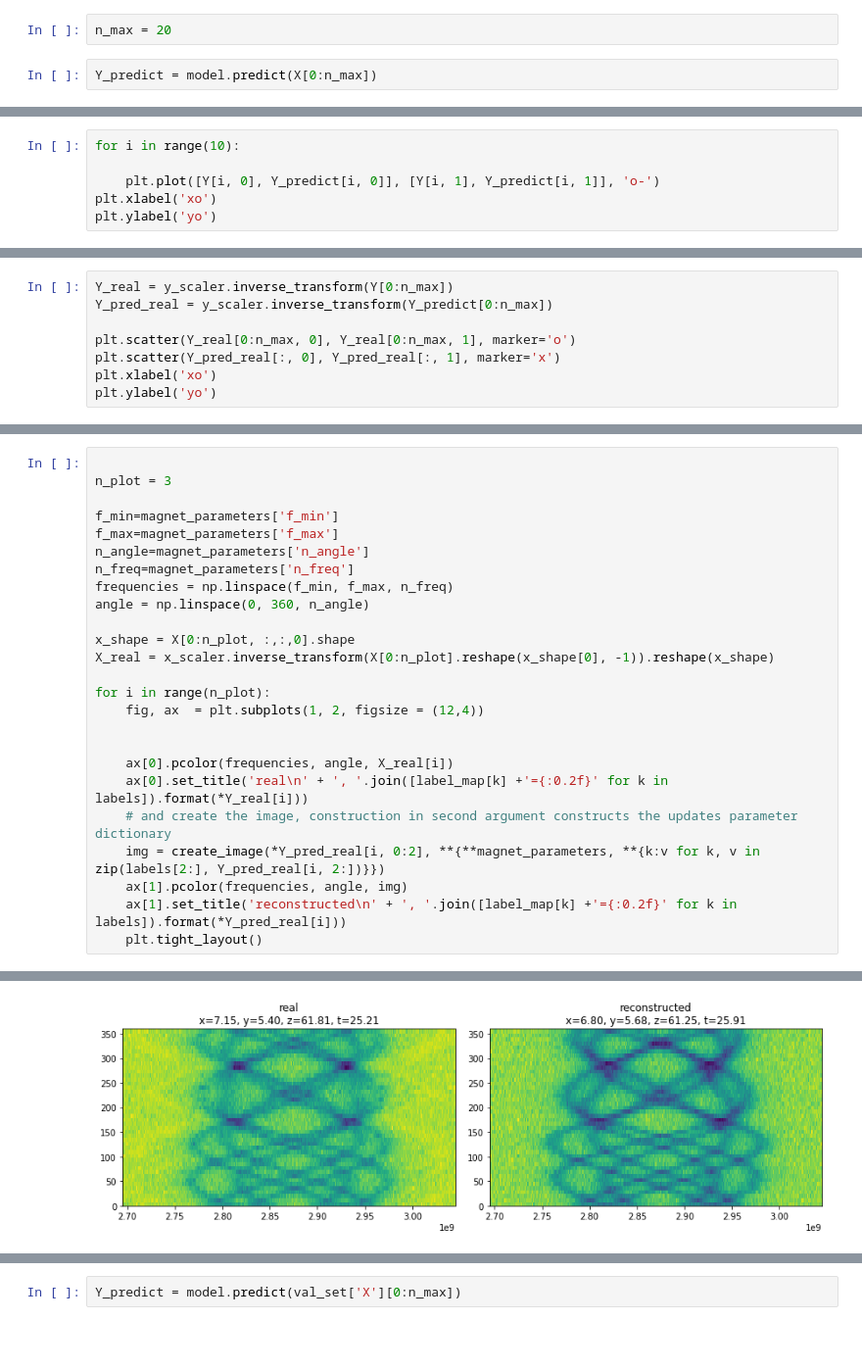
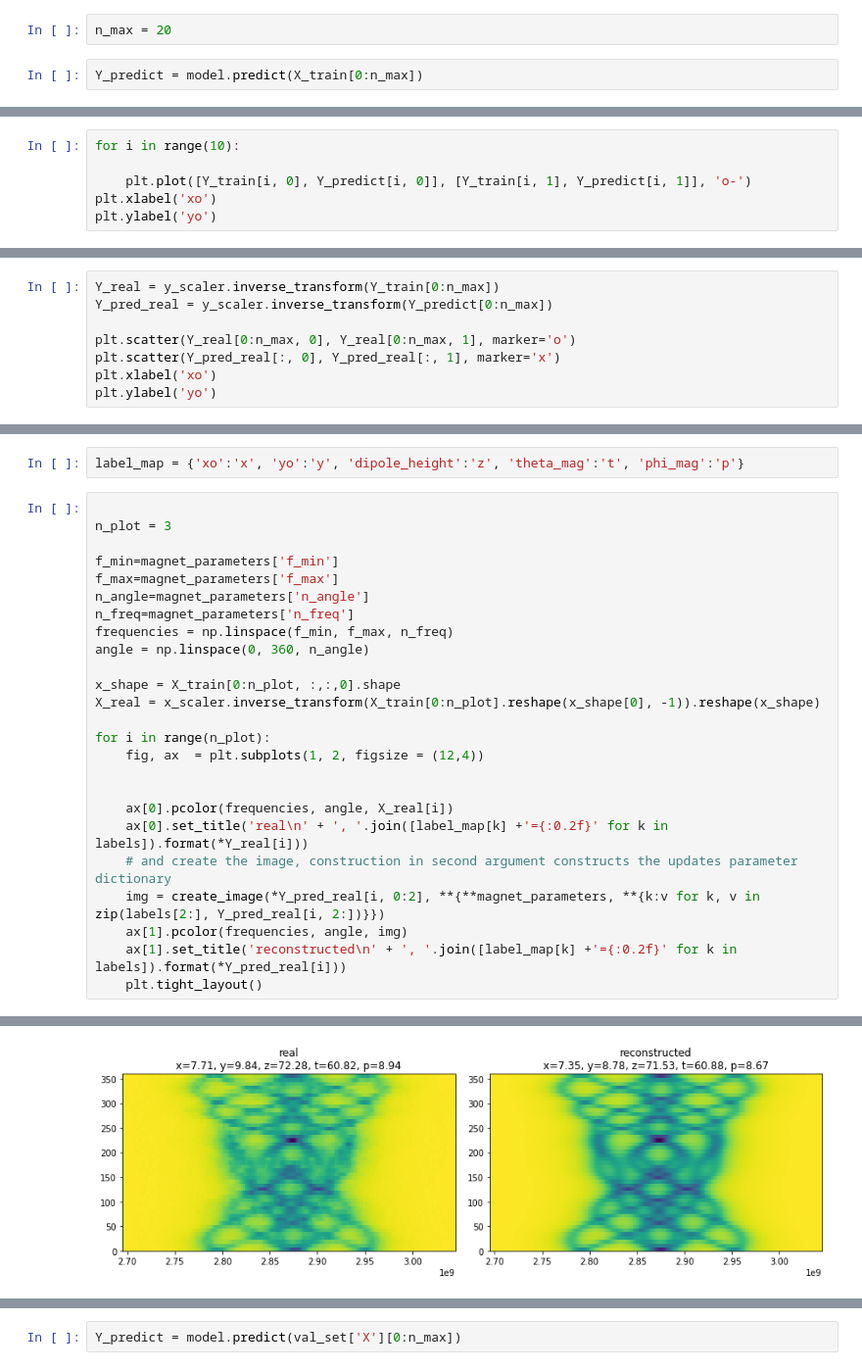
Before and after one commit to JanGieseler/pynvcenter, a Jupyter notebook: notebooks/CNN - reconstruct magnet position from esr spectra.ipynb, the cells around one changed output, grey strips where cells are left out. Shown at 98% size. Drawn from its saved outputs; the diff is of its cells as text; blank space fills up the shorter version.

```diff
--- a/notebooks/CNN - reconstruct magnet position from esr spectra.ipynb
+++ b/notebooks/CNN - reconstruct magnet position from esr spectra.ipynb
@@ -650,5 +734,5 @@ if calculate_learning_curve:
 # %%
 n_max = 20
 # %%
-Y_predict = model.predict(X[0:n_max])
+Y_predict = model.predict(X_train[0:n_max])
 # %% [markdown]
@@ -668,7 +752,7 @@ Y.shape
 # %%
 for i in range(10):
 
-    plt.plot([Y[i, 0], Y_predict[i, 0]], [Y[i, 1], Y_predict[i, 1]], 'o-')
+    plt.plot([Y_train[i, 0], Y_predict[i, 0]], [Y_train[i, 1], Y_predict[i, 1]], 'o-')
 plt.xlabel('xo')
 plt.ylabel('yo')
 # %% [output]
@@ -679,5 +763,5 @@ Text(0, 0.5, 'yo')
 # %%
-Y_real = y_scaler.inverse_transform(Y[0:n_max])
+Y_real = y_scaler.inverse_transform(Y_train[0:n_max])
 Y_pred_real = y_scaler.inverse_transform(Y_predict[0:n_max])
 
 plt.scatter(Y_real[0:n_max, 0], Y_real[0:n_max, 1], marker='o')
@@ -717,3 +802,5 @@ IndexError: index 9 is out of bounds for axis 0 with size 3
+# %%
+label_map = {'xo':'x', 'yo':'y', 'dipole_height':'z', 'theta_mag':'t', 'phi_mag':'p'}
 # %%
 
 n_plot = 3
@@ -725,8 +812,8 @@ n_freq=magnet_parameters['n_freq']
 frequencies = np.linspace(f_min, f_max, n_freq)
 angle = np.linspace(0, 360, n_angle)
 
-x_shape = X[0:n_plot, :,:,0].shape
-X_real = x_scaler.inverse_transform(X[0:n_plot].reshape(x_shape[0], -1)).reshape(x_shape)
+x_shape = X_train[0:n_plot, :,:,0].shape
+X_real = x_scaler.inverse_transform(X_train[0:n_plot].reshape(x_shape[0], -1)).reshape(x_shape)
 
 for i in range(n_plot):
     fig, ax  = plt.subplots(1, 2, figsize = (12,4))
@@ -745,2 +832,2 @@ for i in range(n_plot):
-[figure, old version]
+[figure, new version]
 # %% [markdown]
```
Also changed, not shown: parts of 120 cells of this notebook, 1 other file.
